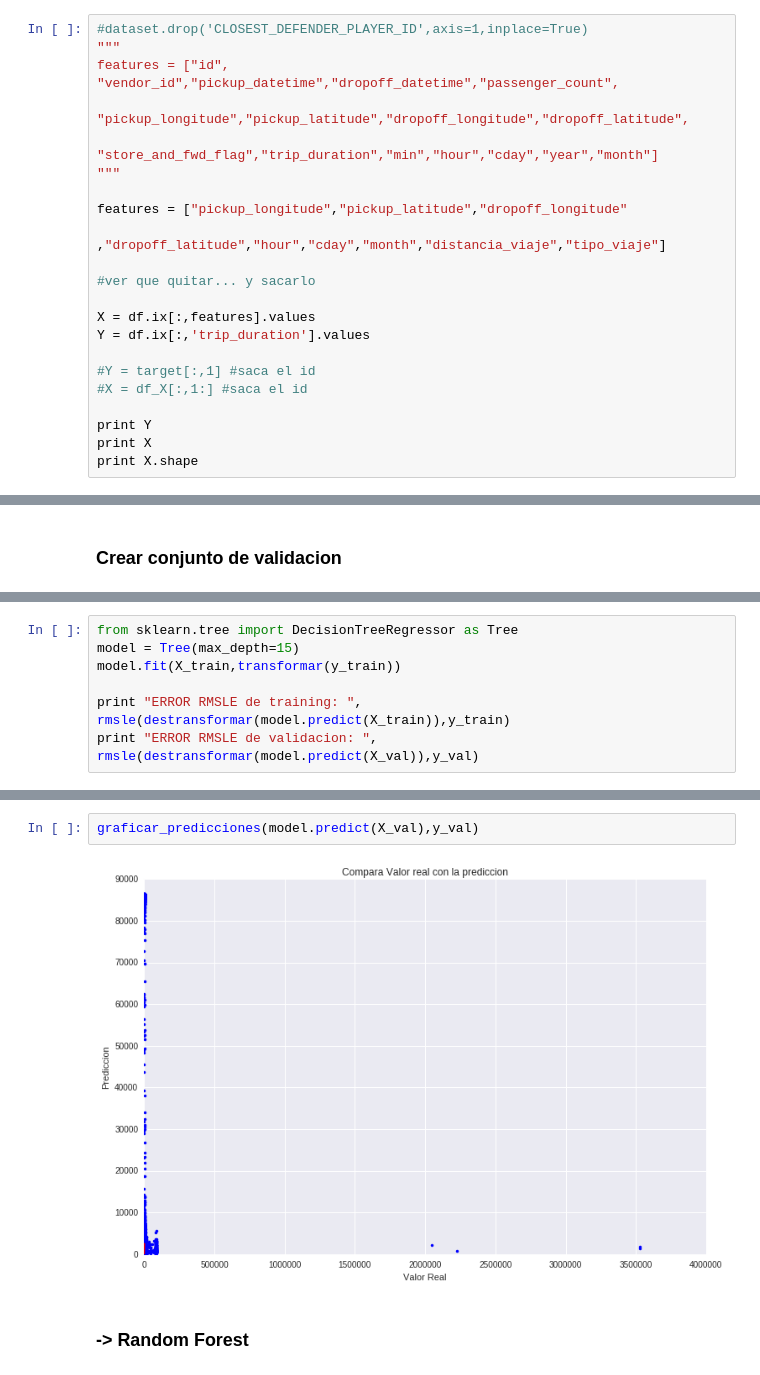
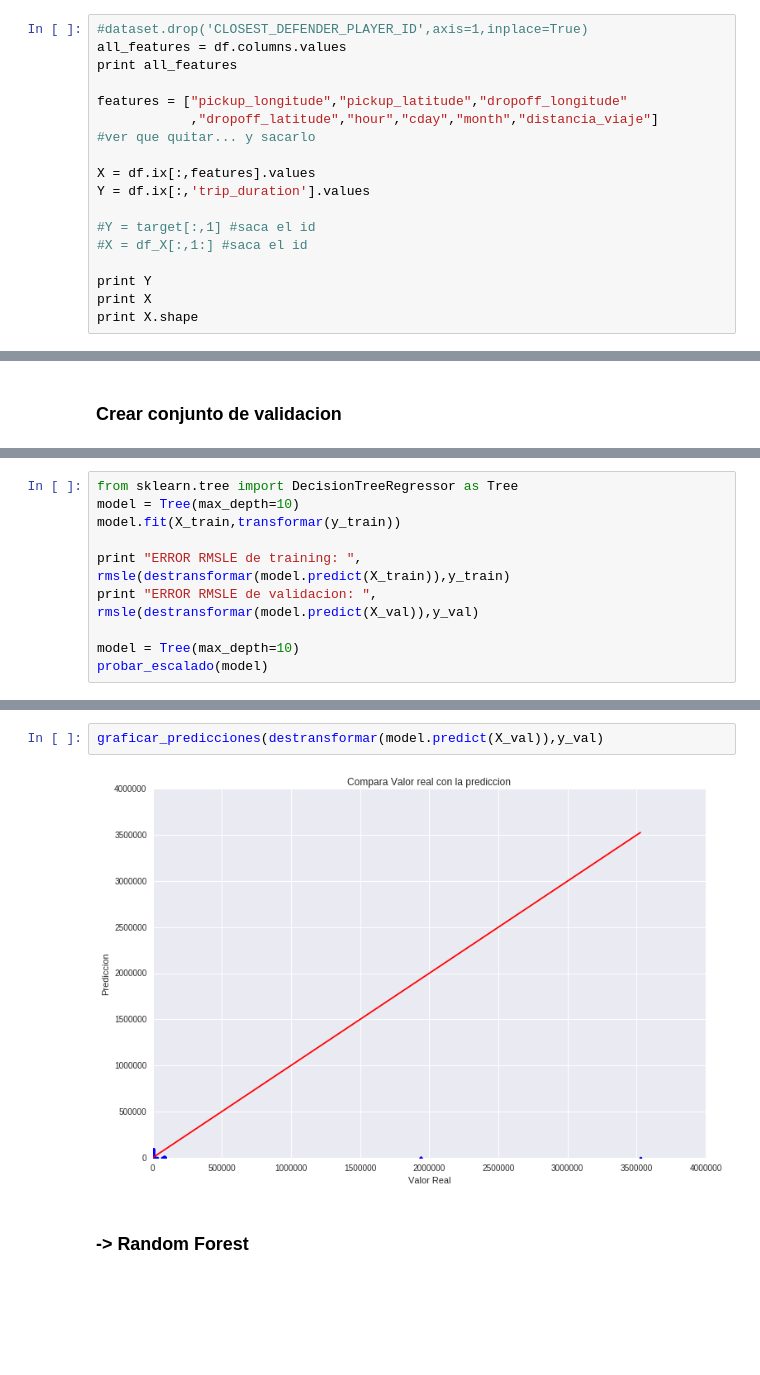
Before and after one commit to FMena14/Kaggle, a Jupyter notebook: TaxiDuration/Codigo.ipynb, the cells around one changed output, grey strips where cells are left out. Saved outputs shown, nothing was run; the diff lists cells and outputs as text; blank space fills up the shorter version.

```diff
--- a/TaxiDuration/Codigo.ipynb
+++ b/TaxiDuration/Codigo.ipynb
@@ -368,15 +371,11 @@ es poco el tiempo en el cual se tiene el dataset, por lo que es posible que el t
 > agregar la temporada en base a la fecha?.. agregar si dia llovio? (trampa?)
 # %%
 #dataset.drop('CLOSEST_DEFENDER_PLAYER_ID',axis=1,inplace=True)
-"""
-features = ["id", "vendor_id","pickup_datetime","dropoff_datetime","passenger_count",
-            "pickup_longitude","pickup_latitude","dropoff_longitude","dropoff_latitude",
-            "store_and_fwd_flag","trip_duration","min","hour","cday","year","month"]
-"""
+all_features = df.columns.values
+print all_features
 
 features = ["pickup_longitude","pickup_latitude","dropoff_longitude"
-            ,"dropoff_latitude","hour","cday","month","distancia_viaje","tipo_viaje"]
-
+            ,"dropoff_latitude","hour","cday","month","distancia_viaje"]
 #ver que quitar... y sacarlo
 
 X = df.ix[:,features].values
@@ -424,8 +493,11 @@ def destransformar(valor):
 # %%
 from sklearn.tree import DecisionTreeRegressor as Tree
-model = Tree(max_depth=15)
+model = Tree(max_depth=10)
 model.fit(X_train,transformar(y_train))
 
 print "ERROR RMSLE de training: ", rmsle(destransformar(model.predict(X_train)),y_train)
 print "ERROR RMSLE de validacion: ", rmsle(destransformar(model.predict(X_val)),y_val)
+
+model = Tree(max_depth=10)
+probar_escalado(model)
 # %% [output]
@@ -456,7 +528,7 @@ KeyboardInterrupt:
 # %%
-graficar_predicciones(model.predict(X_val),y_val)
+graficar_predicciones(destransformar(model.predict(X_val)),y_val)
 # %% [output]
-[figure, old version]
+[figure, new version]
 # %% [markdown]
 ### -> Random Forest
 # %%
```
Also changed, not shown: parts of 21 cells of this notebook.
